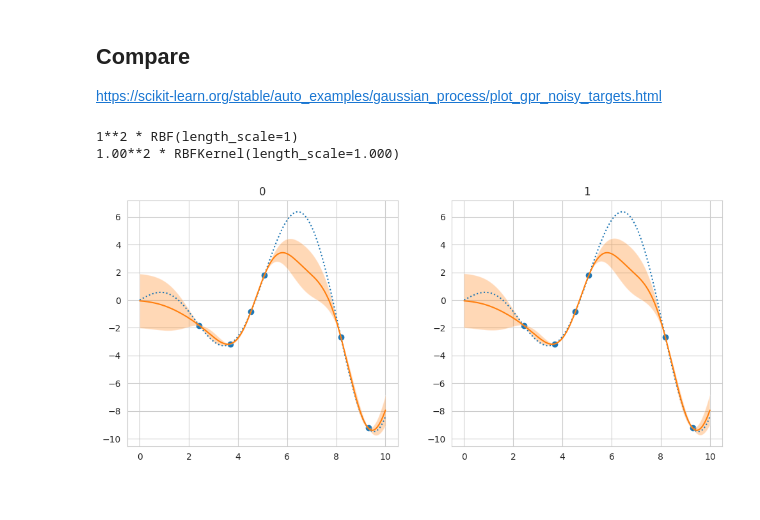
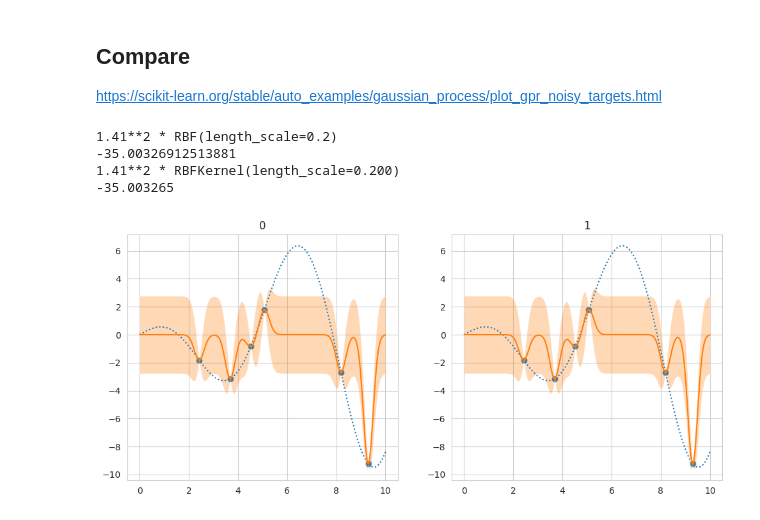
Before and after one commit to ItsNiklas/sparse-gaussian-processes, a Jupyter notebook: GP.ipynb, the cells around one changed output. Cells and saved outputs as stored; diff of their text form; code cells hidden in the pictures.

Commit message:
Log-likelihood

```diff
--- a/GP.ipynb
+++ b/GP.ipynb
@@ -1,12 +1,13 @@
 # %%
 import jax
 import jax.numpy as jnp
-import optax as ox
+
 
 class RBFKernel:
     def __init__(self, sigma_f: float = 1, length: float = 1):
         self.sigma_f = sigma_f
         self.length = length
+        self.theta = jnp.log(jnp.asarray([sigma_f, length]))
 
     def __call__(self, argument_1, argument_2) -> float:
         return (self.sigma_f * jnp.exp(
@@ -63,9 +64,15 @@ class GPR:
             return mean_at_values, jnp.sqrt(var_at_values)
         return mean_at_values
 
+    def log_likelihood(self):
+        K = cov_matrix(self.data_x, self.data_x, self.covariance_function)
+        K.at[jnp.diag_indices_from(K)].add(1e-10 + self.noise)
+        L = jax.scipy.linalg.cholesky(K, lower = True)
+        alpha = jax.scipy.linalg.cho_solve((L, True), self.data_y)
+
+        return -0.5 * jnp.dot(self.data_y, alpha) - (jnp.log(jnp.diag(L))).sum() - K.shape[0] / 2 * jnp.log(2 * jnp.pi)
+
     def fit(self):
-
-
         self.fitted = True
 # %% [markdown]
 ### Using Tree data
@@ -179,36 +186,40 @@ training_indices = rng.choice(np.arange(y.size), size=6, replace=False)
 X_train, y_train = X[training_indices], y[training_indices]
 
 # RBF parameters
-l = 1
-s = 1
+l = 0.2
+s = 2
 # %%
 fig, axs = plt.subplots(1, 2, figsize=(12, 5))
 
 for i, ax in enumerate(axs.flatten()):
     if i == 0:
         kernel = s * RBF(l)
-        gaussian_process = GaussianProcessRegressor(kernel=kernel, optimizer=None)
+        gaussian_process = GaussianProcessRegressor(kernel=kernel, optimizer=None, alpha=1e-10)
         #gaussian_process = GaussianProcessRegressor(kernel=kernel)
         gaussian_process.fit(X_train, y_train)
         print(gaussian_process.kernel_)
+        print(gaussian_process.log_marginal_likelihood_value_)
     else:
         kernel = RBFKernel(s, l)
         gaussian_process = GPR(X_train, y_train, covariance_function=kernel)
         print(gaussian_process.covariance_function)
+        print(gaussian_process.log_likelihood())
 
     mean_prediction, std_prediction = gaussian_process.predict(X, return_std=True)
     ax.plot(X, y, label=r"$f(x) = x \sin(x)$", linestyle="dotted")
     ax.scatter(X_train, y_train, label="Observations")
     ax.plot(X, mean_prediction, label="Mean prediction")
     ax.fill_between(
         X.ravel(),
         mean_prediction - 1.96 * std_prediction,
         mean_prediction + 1.96 * std_prediction,
         alpha=0.3,
     )
     ax.set_title(i)
 plt.show()
 # %% [output]
-1**2 * RBF(length_scale=1)
-1.00**2 * RBFKernel(length_scale=1.000)
+1.41**2 * RBF(length_scale=0.2)
+-35.00326912513881
+1.41**2 * RBFKernel(length_scale=0.200)
+-35.003265
-[figure, old version]
+[figure, new version]
```
